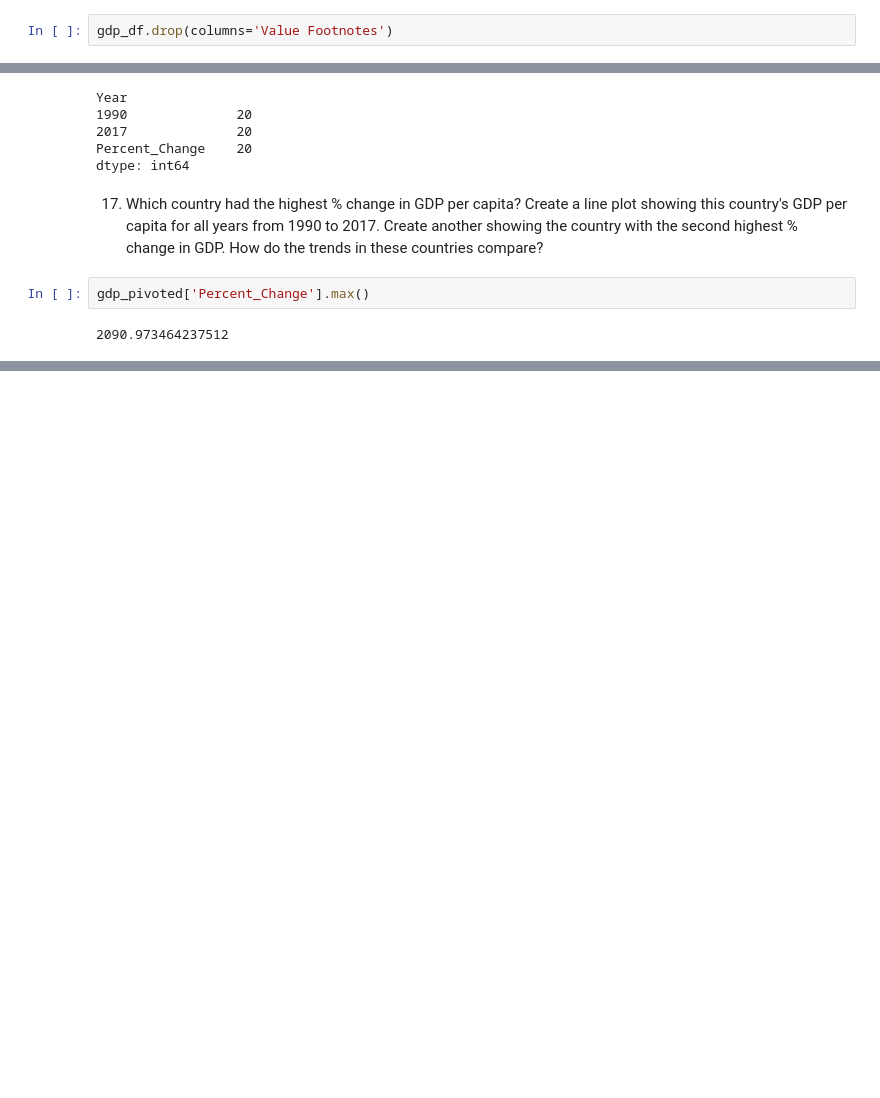
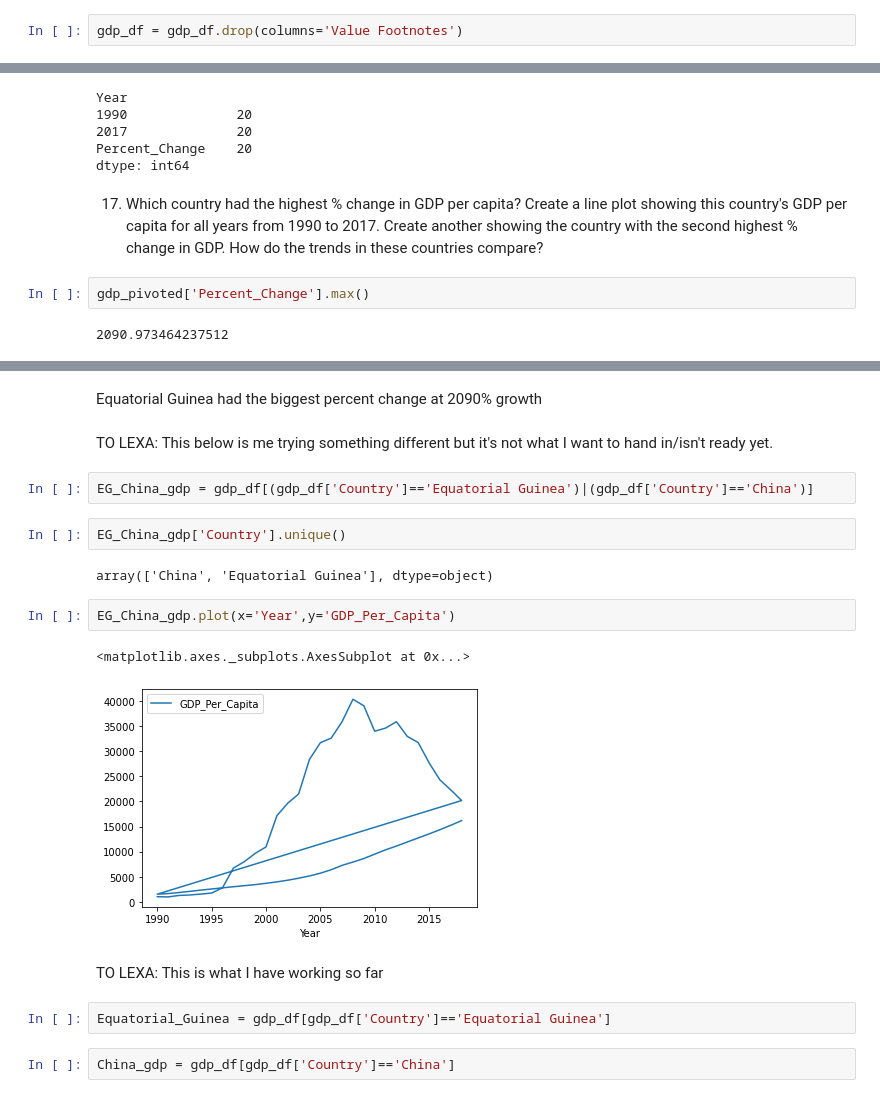
Before and after one commit to nss-data-science-cohort-4/dq1-undata-zylstraa, a Jupyter notebook: notebooks/UN_Data_Exploration.ipynb, the cells around one changed output, grey strips where cells are left out. Drawn from its saved outputs; the diff is of its cells as text; blank space fills up the shorter version.

```diff
--- a/notebooks/UN_Data_Exploration.ipynb
+++ b/notebooks/UN_Data_Exploration.ipynb
@@ -94,4 +94,4 @@ gdp_df.tail()
 # %% [markdown]
 6. Drop the 'Value Footnotes' column, and rename the remaining columns to ‘Country’, ‘Year’, and ‘GDP_Per_Capita’.
 # %%
-gdp_df.drop(columns='Value Footnotes')
+gdp_df = gdp_df.drop(columns='Value Footnotes')
@@ -366,0 +381,21 @@ gdp_pivoted['Percent_Change'].max()
+# %% [markdown]
+Equatorial Guinea had the biggest percent change at 2090% growth
+# %% [markdown]
+TO LEXA: This below is me trying something different but it's not what I want to hand in/isn't ready yet.
+# %%
+EG_China_gdp = gdp_df[(gdp_df['Country']=='Equatorial Guinea')|(gdp_df['Country']=='China')]
+# %%
+EG_China_gdp['Country'].unique()
+# %% [output]
+array(['China', 'Equatorial Guinea'], dtype=object)
+# %%
+EG_China_gdp.plot(x='Year',y='GDP_Per_Capita')
+# %% [output]
+<matplotlib.axes._subplots.AxesSubplot at 0x...>
+[figure, added]
+# %% [markdown]
+TO LEXA: This is what I have working so far
+# %%
+Equatorial_Guinea = gdp_df[gdp_df['Country']=='Equatorial Guinea']
+# %%
+China_gdp = gdp_df[gdp_df['Country']=='China']
```
Also changed, not shown: parts of 22 cells of this notebook.
